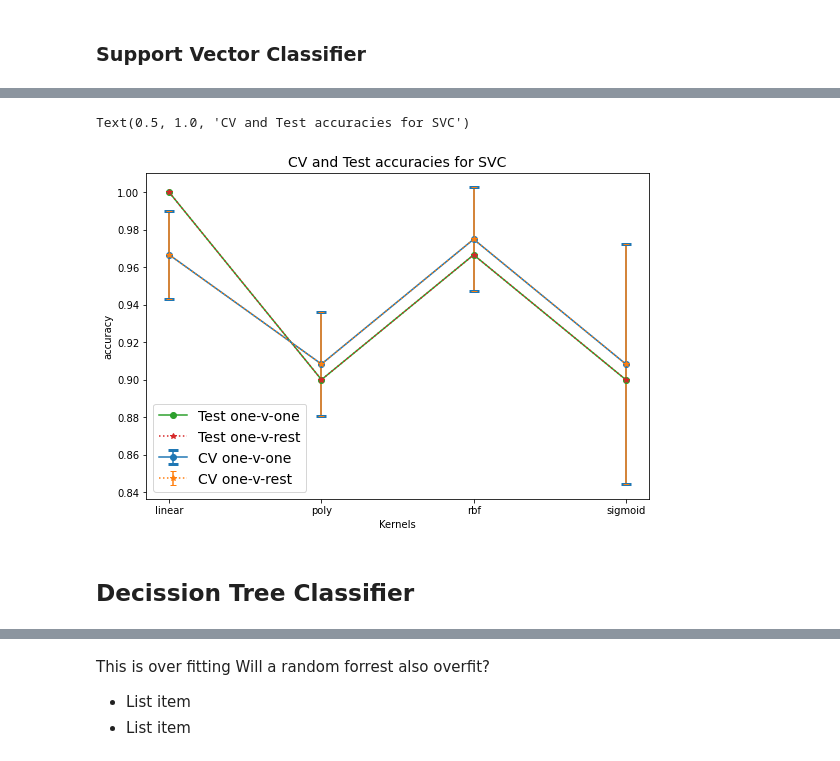
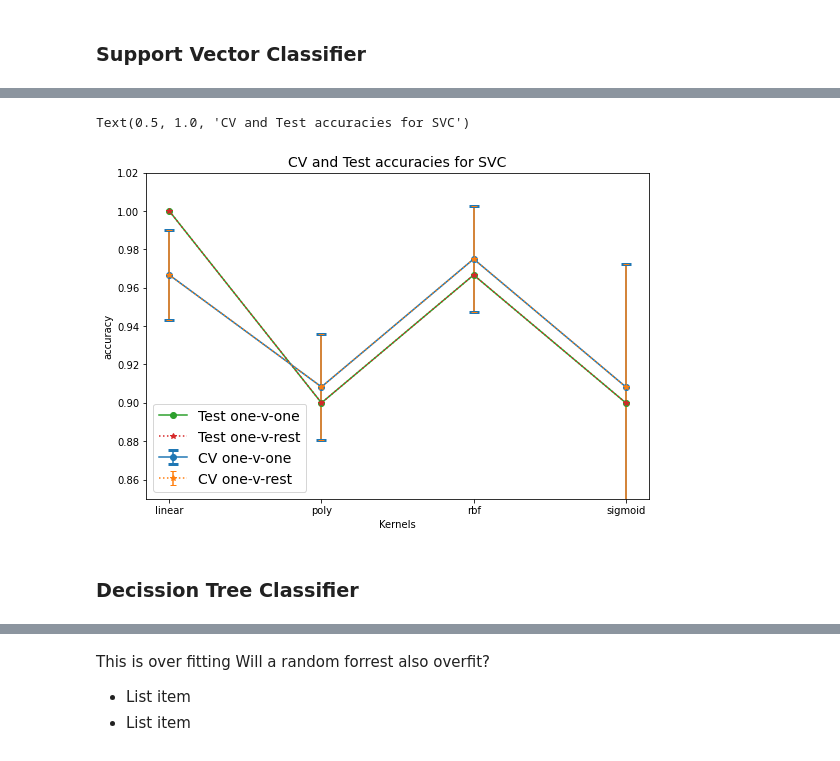
Before and after one commit to RK22000/ICE-Iris_Classification_Experiment, a Jupyter notebook: ICE_(Iris_Classification_Experiment).ipynb, the cells around one changed output, grey strips where cells are left out. Saved outputs shown, nothing was run; the diff lists cells and outputs as text; code cells hidden in the pictures.

```diff
--- a/ICE_(Iris_Classification_Experiment).ipynb
+++ b/ICE_(Iris_Classification_Experiment).ipynb
@@ -171,6 +171,7 @@ for base in [0, 50, 100]:
         dset = train if j in train_idx else test
         dset.x.append(x)
         dset.y.append(y)
+plt_y_lim = (0.85, 1.02)
 len(train.x), len(test.x), len(train.y), len(test.y)
 # %% [output]
 (120, 30, 120, 30)
@@ -305,6 +306,6 @@ for kernel in kernels:
             labels=[0, 1, 2],
             display_labels=iris.target_names
         )
-        plt.title(f"{kernel} {shp}")
+        plt.title(f"{kernel} kernel {shp}")
 plt.show()
 # %% [output]
@@ -319,26 +320,26 @@ plt.show()
 # %%
 plt.figure(figsize=(9, 6))
 for ls, dev, leg in zip(
     [*cv_acc, *ts_acc],
     [*cv_err, [], []],
     "CV one-v-one, CV one-v-rest, Test one-v-one, Test one-v-rest".split(", ")
     ):
     fmt, capsize, capth = ('o-', 5, 3) if leg[-1]=='e' else ('*:', 3, 1)
     if len(dev) > 0:
         plt.errorbar([i for i, _ in enumerate(ls)], ls, yerr=dev, fmt=fmt, label=leg, capsize=capsize, capthick=capth)
     else:
         plt.plot([i for i, _ in enumerate(ls)], ls, fmt, label=leg)
 plt.legend(fontsize=14)
 plt.xticks(*zip(*enumerate(kernels)))
-#plt.ylim(0.88, 1.02)
+plt.ylim(*plt_y_lim)
 plt.xlabel("Kernels")
 plt.ylabel("accuracy")
 plt.title("CV and Test accuracies for SVC", fontsize=14)
 # %% [output]
 Text(0.5, 1.0, 'CV and Test accuracies for SVC')
-[figure, old version]
+[figure, new version]
 # %% [markdown]
-## Decission Tree Classifier
+### Decission Tree Classifier
 # %%
 from sklearn import tree
 from sklearn.model_selection import cross_val_score
```
Also changed, not shown: parts of 13 cells of this notebook.
